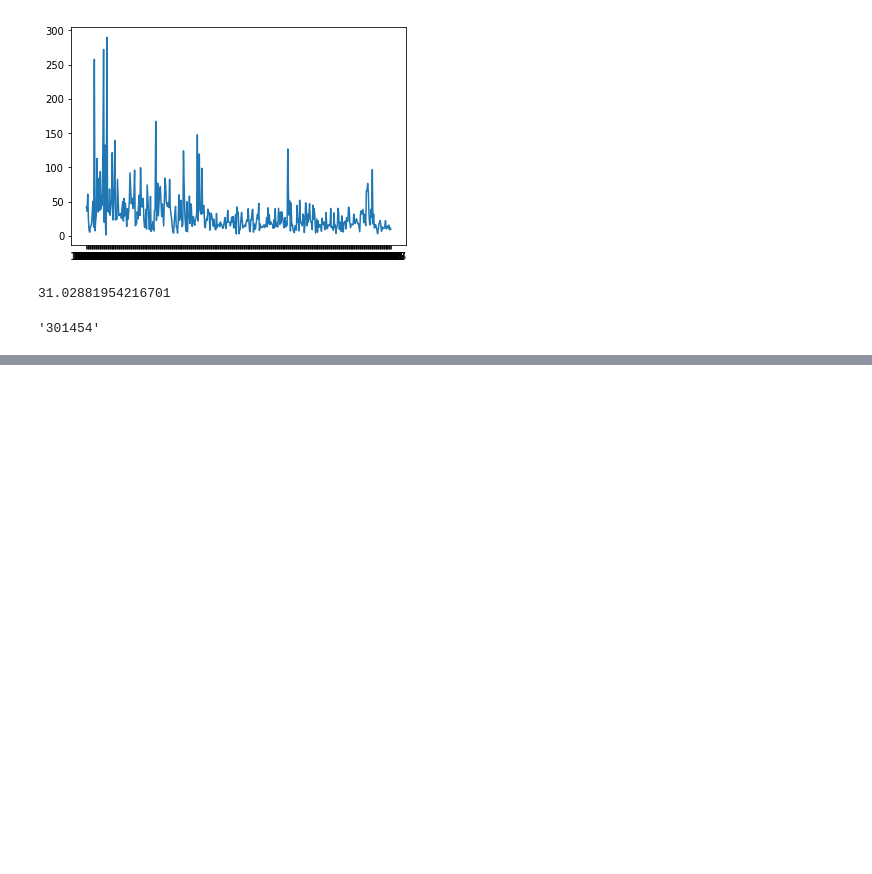
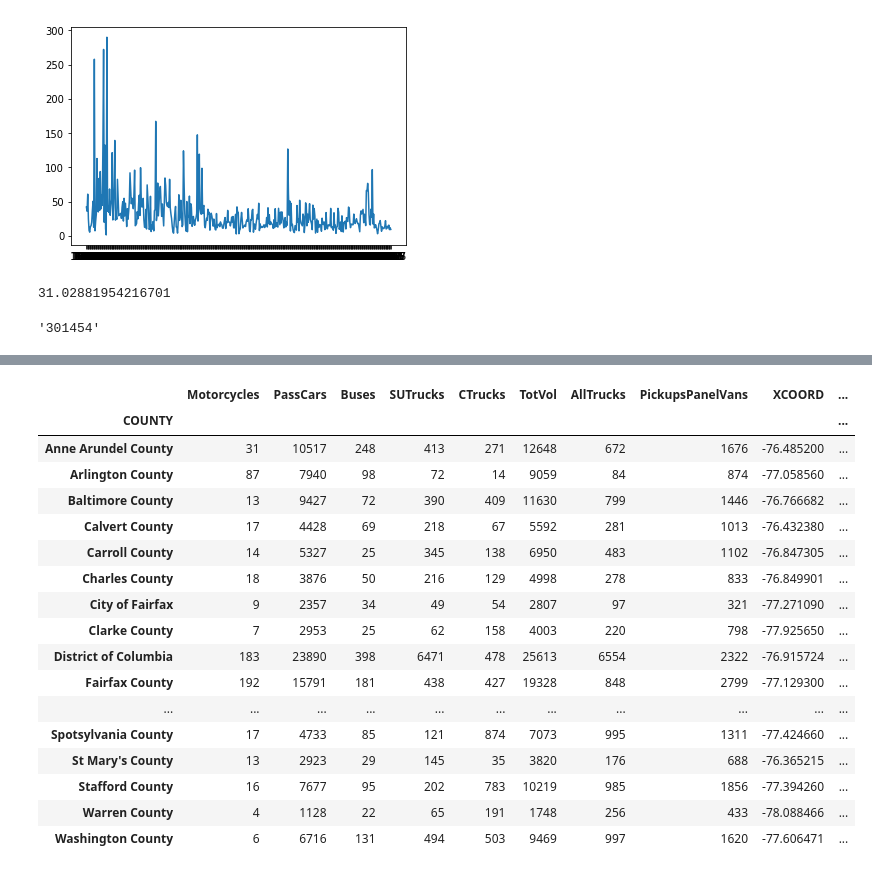
Before and after one commit to jasonahenry/DC20080, a Jupyter notebook: data_analysis.ipynb, the cells around one changed output, grey strips where cells are left out. Cells and saved outputs as stored; diff of their text form; code cells hidden in the pictures; blank space fills up the shorter version.

```diff
--- a/data_analysis.ipynb
+++ b/data_analysis.ipynb
@@ -300,0 +304,6 @@ numbers['YCOORD'] = geo_info.YCOORD
+# %%
+for key in axle_ESAL:
+
+    car_info[key+'ESAL'] = car_info[key] * axle_ESAL[key]
+
+car_info.head()
@@ -300,0 +437,22 @@ numbers['YCOORD'] = geo_info.YCOORD
+# %%
+data['per_capita_income'] = [per_capita_income[key] for key in per_capita_income]
+data
+# %% [output]
+|  | Motorcycles | PassCars | Buses | SUTrucks | CTrucks | TotVol | AllTrucks | PickupsPanelVans | XCOORD | ... |
+| COUNTY |  |  |  |  |  |  |  |  |  | ... |
+| Anne Arundel County | 31 | 10517 | 248 | 413 | 271 | 12648 | 672 | 1676 | -76.485200 | ... |
+| Arlington County | 87 | 7940 | 98 | 72 | 14 | 9059 | 84 | 874 | -77.058560 | ... |
+| Baltimore County | 13 | 9427 | 72 | 390 | 409 | 11630 | 799 | 1446 | -76.766682 | ... |
+| Calvert County | 17 | 4428 | 69 | 218 | 67 | 5592 | 281 | 1013 | -76.432380 | ... |
+| Carroll County | 14 | 5327 | 25 | 345 | 138 | 6950 | 483 | 1102 | -76.847305 | ... |
+| Charles County | 18 | 3876 | 50 | 216 | 129 | 4998 | 278 | 833 | -76.849901 | ... |
+| City of Fairfax | 9 | 2357 | 34 | 49 | 54 | 2807 | 97 | 321 | -77.271090 | ... |
+| Clarke County | 7 | 2953 | 25 | 62 | 158 | 4003 | 220 | 798 | -77.925650 | ... |
+| District of Columbia | 183 | 23890 | 398 | 6471 | 478 | 25613 | 6554 | 2322 | -76.915724 | ... |
+| Fairfax County | 192 | 15791 | 181 | 438 | 427 | 19328 | 848 | 2799 | -77.129300 | ... |
+| ... | ... | ... | ... | ... | ... | ... | ... | ... | ... | ... |
+| Spotsylvania County | 17 | 4733 | 85 | 121 | 874 | 7073 | 995 | 1311 | -77.424660 | ... |
+| St Mary's County | 13 | 2923 | 29 | 145 | 35 | 3820 | 176 | 688 | -76.365215 | ... |
+| Stafford County | 16 | 7677 | 95 | 202 | 783 | 10219 | 985 | 1856 | -77.394260 | ... |
+| Warren County | 4 | 1128 | 22 | 65 | 191 | 1748 | 256 | 433 | -78.088466 | ... |
+| Washington County | 6 | 6716 | 131 | 494 | 503 | 9469 | 997 | 1620 | -77.606471 | ... |
```
Also changed, not shown: parts of 26 cells of this notebook.
